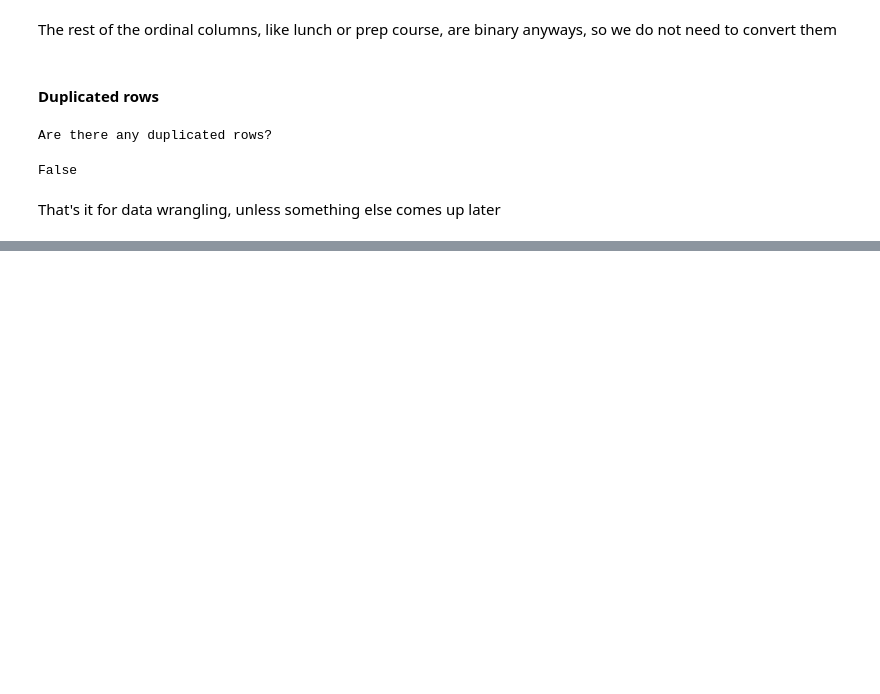
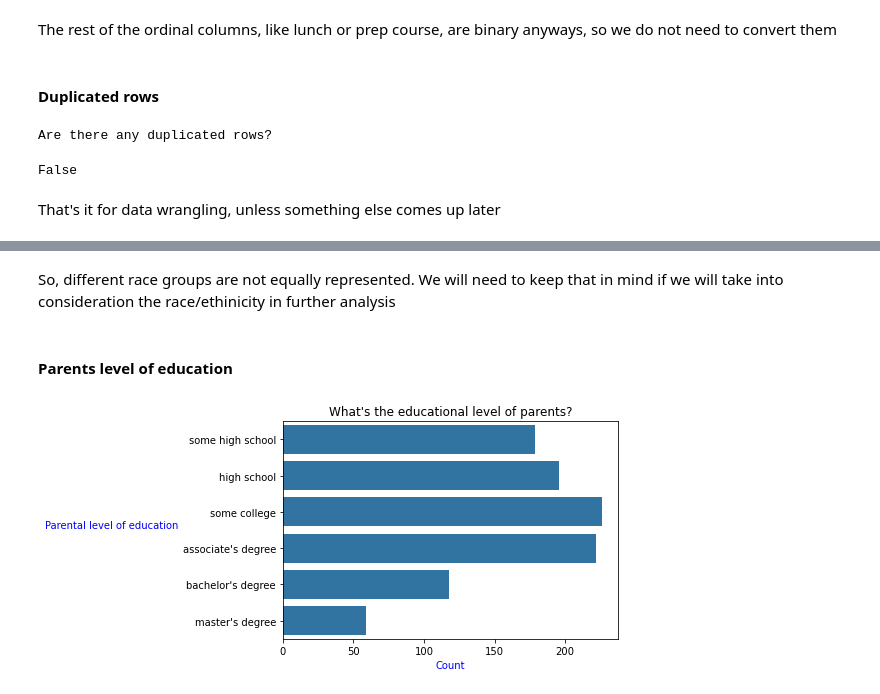
Before and after one commit to Hazem0h/project-3-Data-Viz, a Jupyter notebook: Part 1.ipynb, the cells around one changed output, grey strips where cells are left out. Drawn from its saved outputs; the diff is of its cells as text; code cells hidden in the pictures; blank space fills up the shorter version.

```diff
--- a/Part 1.ipynb
+++ b/Part 1.ipynb
@@ -114,0 +141,16 @@ That's it for data wrangling, unless something else comes up later
+# %% [markdown]
+So, different race groups are not equally represented. We will need to keep that in mind if we will take into consideration the race/ethinicity in further analysis
+# %% [markdown]
+#### Parents level of education
+# %%
+# value_counts() for sorted bars (polished visual)
+edu_level_count = df_mod.parent_education.value_counts()
+# unify the color
+base_color = sb.color_palette()[0]
+# plot
+sb.countplot(data = df_mod, y = "parent_education", color = base_color);
+plt.title("What's the educational level of parents?");
+plt.ylabel("Parental level of education", ha = "right", rotation = 0, color = "blue");
+plt.xlabel("Count", color = "blue");
+# %% [output]
+[figure, added]
```
Also changed, not shown: parts of 24 cells of this notebook.
